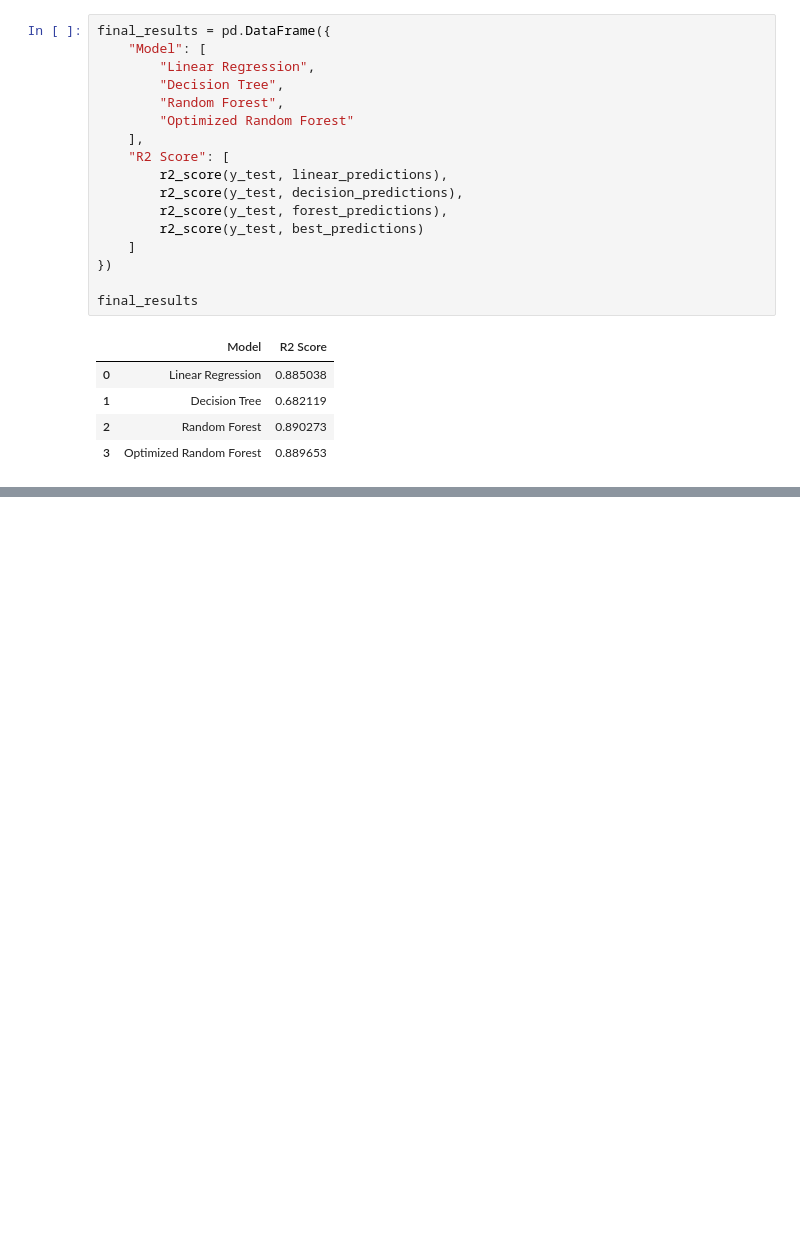
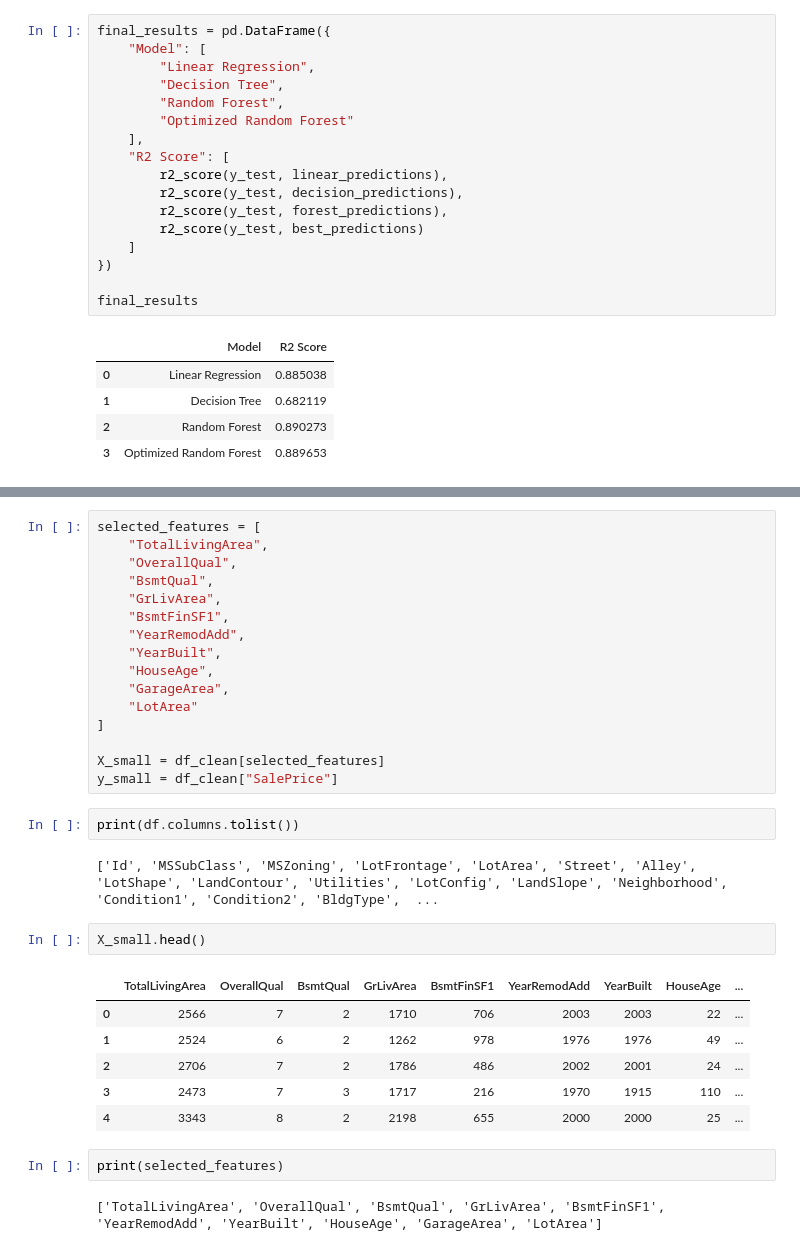
Before and after one commit to pooniaaryan/house-price-prediction-ml, a Jupyter notebook: notebooks/House_Price_Prediction.ipynb, the cells around one changed output, grey strips where cells are left out. Saved outputs shown, nothing was run; the diff lists cells and outputs as text; blank space fills up the shorter version.

```diff
--- a/notebooks/House_Price_Prediction.ipynb
+++ b/notebooks/House_Price_Prediction.ipynb
@@ -726,0 +759,33 @@ final_results
+# %%
+selected_features = [
+    "TotalLivingArea",
+    "OverallQual",
+    "BsmtQual",
+    "GrLivArea",
+    "BsmtFinSF1",
+    "YearRemodAdd",
+    "YearBuilt",
+    "HouseAge",
+    "GarageArea",
+    "LotArea"
+]
+
+X_small = df_clean[selected_features]
+y_small = df_clean["SalePrice"]
+# %%
+print(df.columns.tolist())
+# %% [output]
+['Id', 'MSSubClass', 'MSZoning', 'LotFrontage', 'LotArea', 'Street', 'Alley', 'LotShape', 'LandContour', 'Utilities', 'LotConfig', 'LandSlope', 'Neighborhood', 'Condition1', 'Condition2', 'BldgType',  ...
+# %%
+X_small.head()
+# %% [output]
+|  | TotalLivingArea | OverallQual | BsmtQual | GrLivArea | BsmtFinSF1 | YearRemodAdd | YearBuilt | HouseAge | ... |
+| 0 | 2566 | 7 | 2 | 1710 | 706 | 2003 | 2003 | 22 | ... |
+| 1 | 2524 | 6 | 2 | 1262 | 978 | 1976 | 1976 | 49 | ... |
+| 2 | 2706 | 7 | 2 | 1786 | 486 | 2002 | 2001 | 24 | ... |
+| 3 | 2473 | 7 | 3 | 1717 | 216 | 1970 | 1915 | 110 | ... |
+| 4 | 3343 | 8 | 2 | 2198 | 655 | 2000 | 2000 | 25 | ... |
+# %%
+print(selected_features)
+# %% [output]
+['TotalLivingArea', 'OverallQual', 'BsmtQual', 'GrLivArea', 'BsmtFinSF1', 'YearRemodAdd', 'YearBuilt', 'HouseAge', 'GarageArea', 'LotArea']
```
Also changed, not shown: parts of 19 cells of this notebook, 6 other files.
